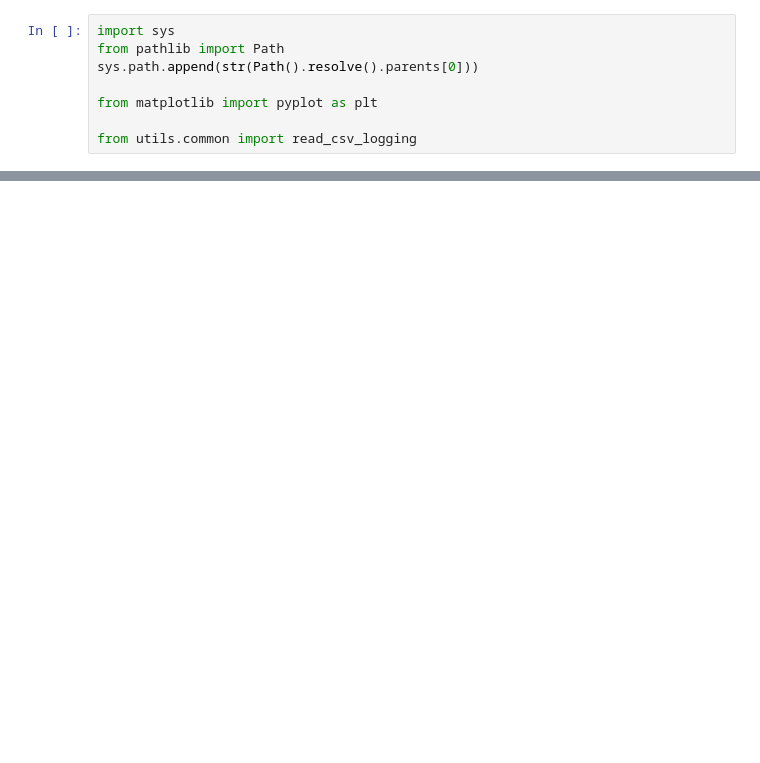
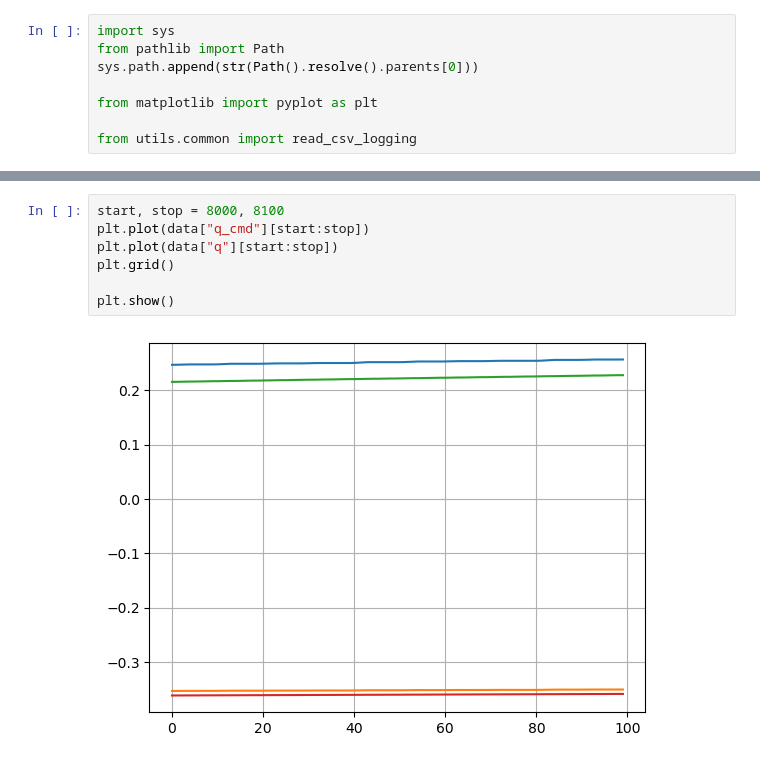
Before and after one commit to AlexanderWegenerRobotics/teleop-simulator, a Jupyter notebook: analysis/notebooks/read_logging.ipynb, the cells around one changed output, grey strips where cells are left out. Drawn from its saved outputs; the diff is of its cells as text; blank space fills up the shorter version.

```diff
--- a/analysis/notebooks/read_logging.ipynb
+++ b/analysis/notebooks/read_logging.ipynb
@@ -23,0 +40,9 @@ plt.show()
+# %%
+start, stop = 8000, 8100
+plt.plot(data["q_cmd"][start:stop])
+plt.plot(data["q"][start:stop])
+plt.grid()
+
+plt.show()
+# %% [output]
+[figure, added]
```
Also changed, not shown: parts of 5 cells of this notebook, 11 other files.
